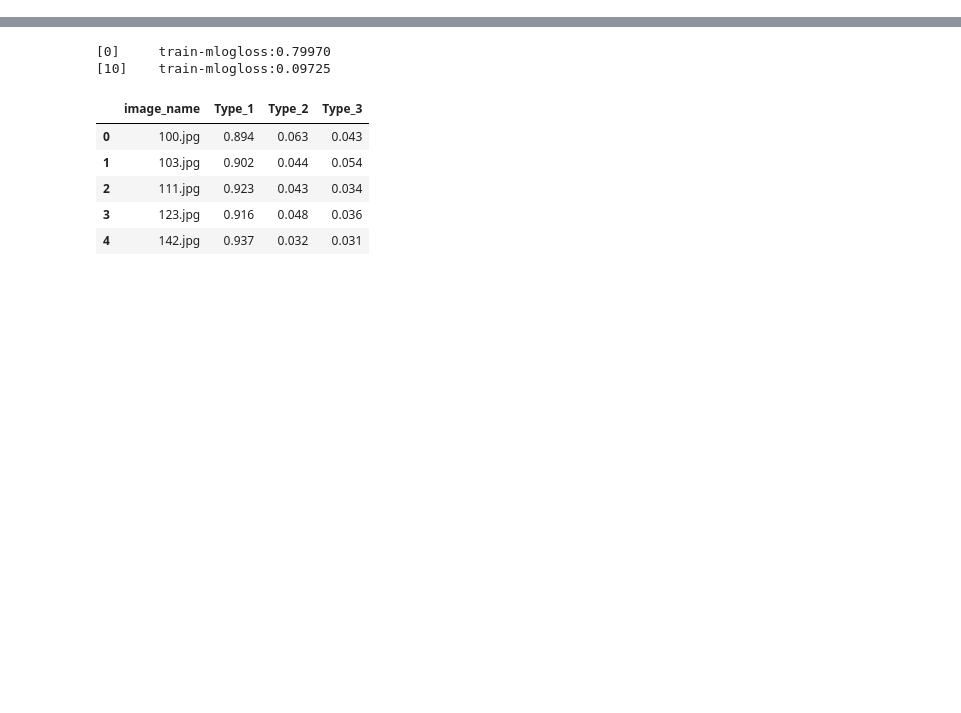
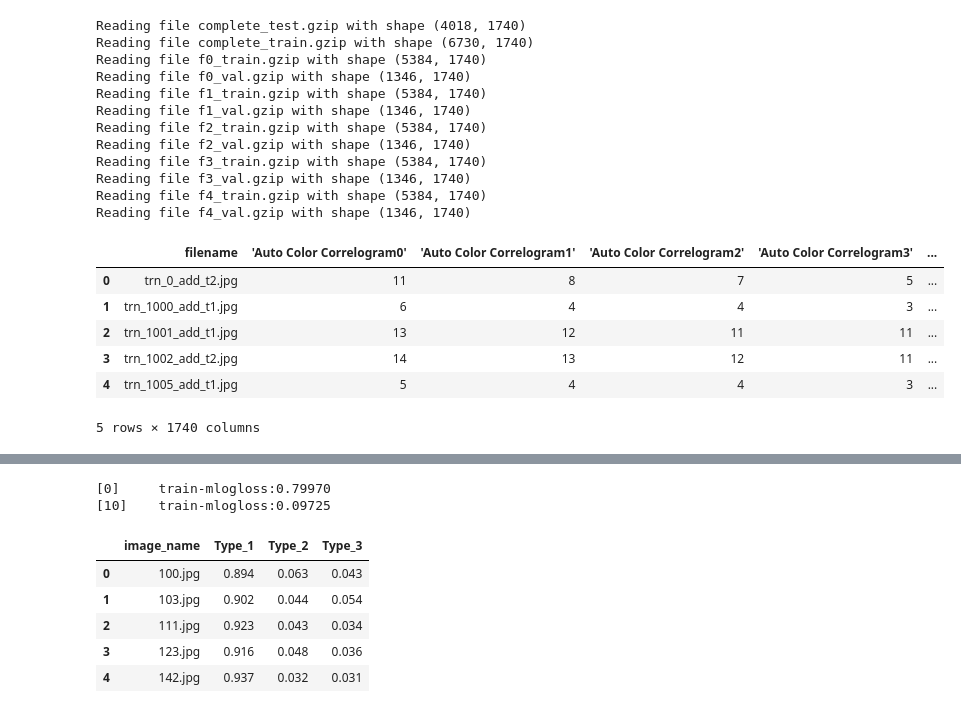
Before and after one commit to cibic89/kaggle_ccs, a Jupyter notebook: notebooks/ml.ipynb, the cells around one changed output, grey strips where cells are left out. Cells and saved outputs as stored; diff of their text form; code cells hidden in the pictures; blank space fills up the shorter version.

```diff
--- a/notebooks/ml.ipynb
+++ b/notebooks/ml.ipynb
@@ -58,19 +66,48 @@ drop_cols = ["type","add","flip","img_id","rot_id", "grp_key", "img_grp"]
 # %%
-object_vnames = df1.select_dtypes("O").columns
-int_vnames = df1.select_dtypes("integer").columns
-float_vnames = df1.select_dtypes("floating").columns
-num_vnames = int_vnames.union(float_vnames).tolist()
+dfs = dict()
+drop_cols = ["type","add","flip","img_id","rot_id", "grp_key", "img_grp"]
 
-if len(int_vnames) > 0:
-    df1[int_vnames] = df1[int_vnames].apply(safe_downcast, num_type="unsigned")
-if len(float_vnames) > 0:
-    df1[float_vnames] = df1[float_vnames].apply(safe_downcast, num_type="float")
-if len(object_vnames) > 0:
-    df1[object_vnames] = df1[object_vnames].astype("category")
+for file in csv_files:
+    short_fname = file.rsplit('\\', 1)[-1].replace(".gzip", "")
+    print("Reading file", short_fname+".gzip", end=" ")
+    dfs[short_fname] = pd.read_parquet(file, engine="fastparquet").drop(columns=drop_cols, errors="ignore")
+
+    object_vnames = dfs[short_fname].select_dtypes("O").columns
+    int_vnames = dfs[short_fname].select_dtypes("integer").columns
+    float_vnames = dfs[short_fname].select_dtypes("floating").columns
+    num_vnames = int_vnames.union(float_vnames).tolist()
+
+    if len(int_vnames) > 0:
+        dfs[short_fname][int_vnames] = dfs[short_fname][int_vnames].apply(safe_downcast, num_type="unsigned")
+    if len(float_vnames) > 0:
+        dfs[short_fname][float_vnames] = dfs[short_fname][float_vnames].apply(safe_downcast, num_type="float")
+    if len(object_vnames) > 0:
+        dfs[short_fname][object_vnames] = dfs[short_fname][object_vnames].astype("category")
+    print("with shape", dfs[short_fname].shape)
+
+object_vnames = [vname for vname in object_vnames if vname not in [target]+drop_cols]
+float_vnames, num_vnames = [vname for vname in float_vnames if vname not in [target]+drop_cols], [vname for vname in num_vnames if vname not in [target]+drop_cols]
 
 gc.collect()
-df2 = df1.copy()
-
-object_vnames = [vname for vname in object_vnames if vname not in ["class"]+drop_cols]
-float_vnames, num_vnames = [vname for vname in float_vnames if vname not in ["class"]+drop_cols], [vname for vname in num_vnames if vname not in ["class"]+drop_cols]
+dfs["complete_train"].head()
+# %% [output]
+Reading file complete_test.gzip with shape (4018, 1740)
+Reading file complete_train.gzip with shape (6730, 1740)
+Reading file f0_train.gzip with shape (5384, 1740)
+Reading file f0_val.gzip with shape (1346, 1740)
+Reading file f1_train.gzip with shape (5384, 1740)
+Reading file f1_val.gzip with shape (1346, 1740)
+Reading file f2_train.gzip with shape (5384, 1740)
+Reading file f2_val.gzip with shape (1346, 1740)
+Reading file f3_train.gzip with shape (5384, 1740)
+Reading file f3_val.gzip with shape (1346, 1740)
+Reading file f4_train.gzip with shape (5384, 1740)
+Reading file f4_val.gzip with shape (1346, 1740)
+|  | filename | 'Auto Color Correlogram0' | 'Auto Color Correlogram1' | 'Auto Color Correlogram2' | 'Auto Color Correlogram3' | ... |
+| 0 | trn_0_add_t2.jpg | 11 | 8 | 7 | 5 | ... |
+| 1 | trn_1000_add_t1.jpg | 6 | 4 | 4 | 3 | ... |
+| 2 | trn_1001_add_t1.jpg | 13 | 12 | 11 | 11 | ... |
+| 3 | trn_1002_add_t2.jpg | 14 | 13 | 12 | 11 | ... |
+| 4 | trn_1005_add_t1.jpg | 5 | 4 | 4 | 3 | ... |
+5 rows × 1740 columns
 # %%
```
Also changed, not shown: parts of 24 cells of this notebook.
